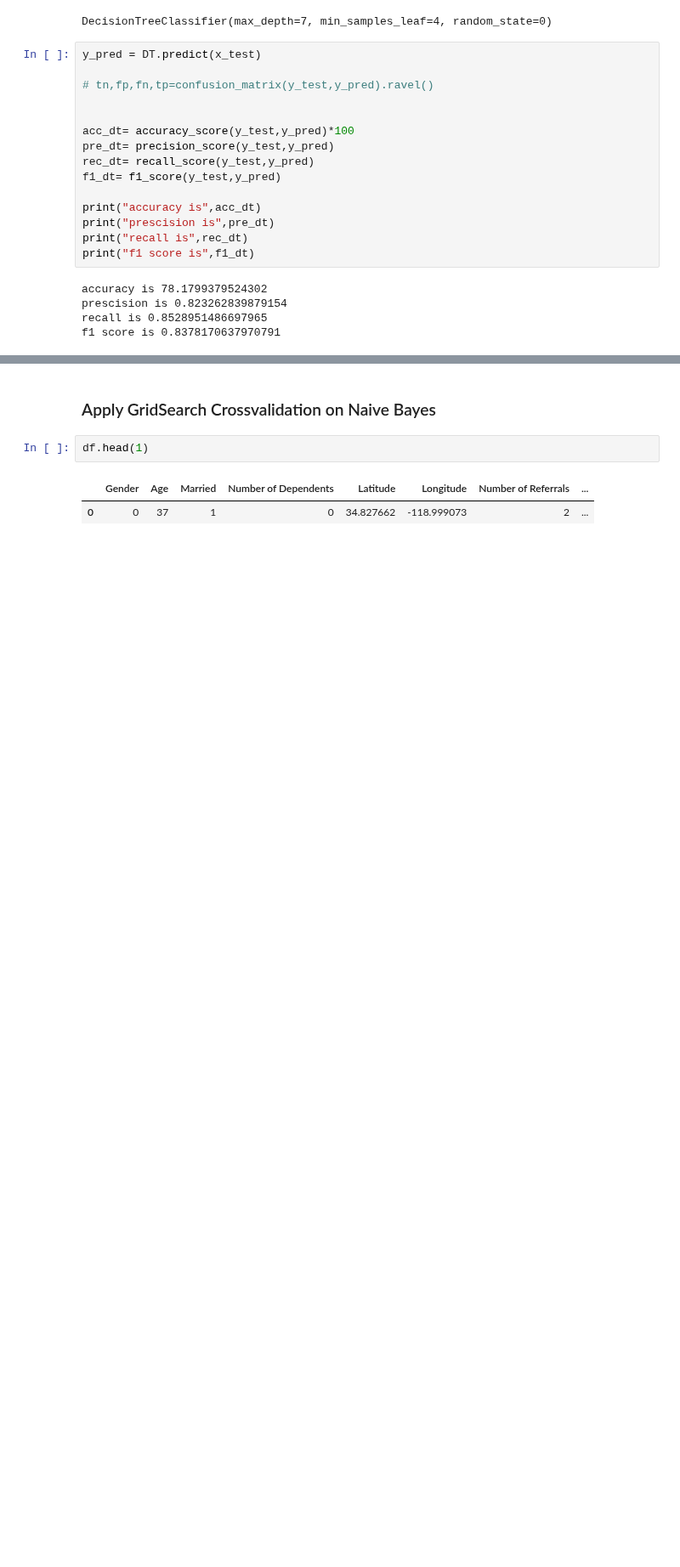
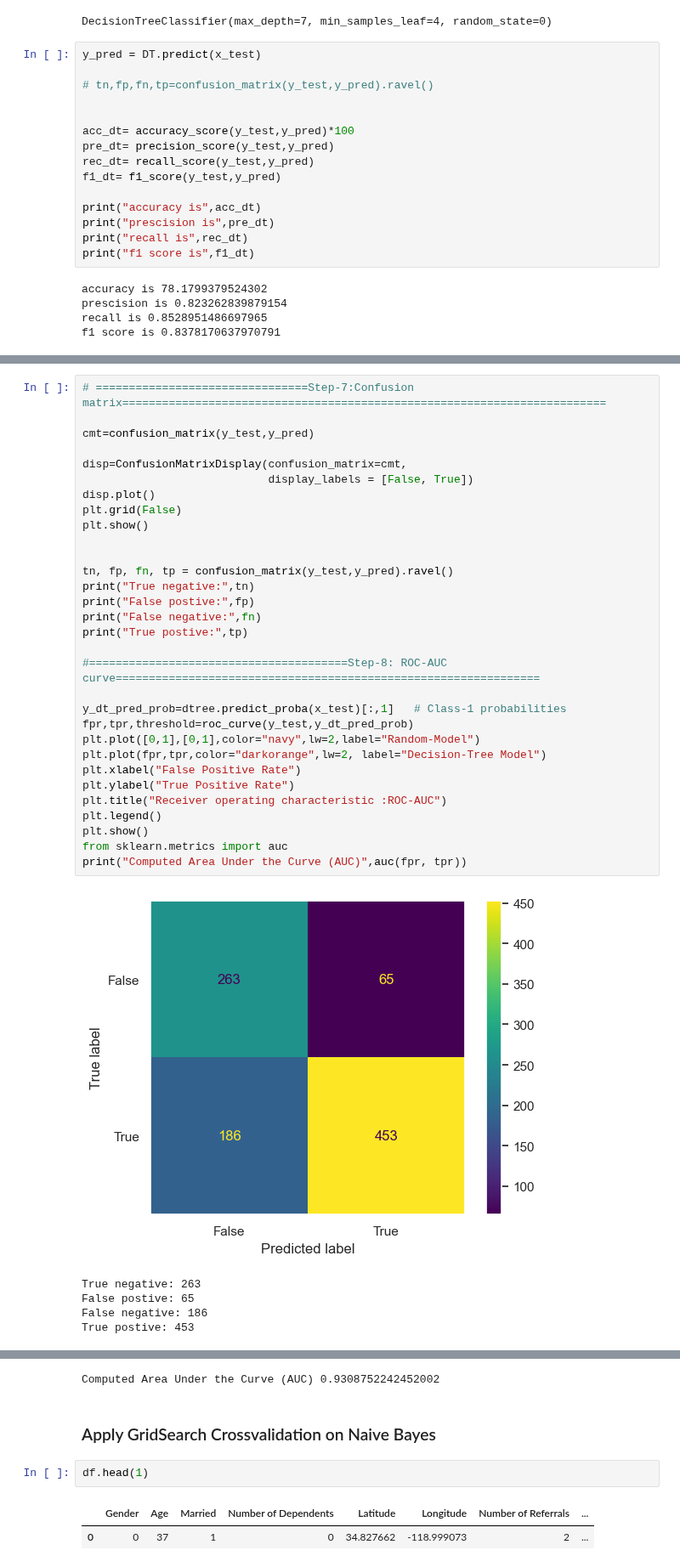
Before and after one commit to Sahilkhan-34/Machine-Learning, a Jupyter notebook: Classification/Telecom_Customer_Churn/TelecomCustomerChurn_Model_developement.ipynb, the cells around one changed output, grey strips where cells are left out. Shown at 85% size. Cells and saved outputs as stored; diff of their text form; blank space fills up the shorter version.

Commit message:
model developed on best hyper parameters get the desired result

```diff
--- a/Classification/Telecom_Customer_Churn/TelecomCustomerChurn_Model_developement.ipynb
+++ b/Classification/Telecom_Customer_Churn/TelecomCustomerChurn_Model_developement.ipynb
@@ -1051,0 +1030,37 @@ FPR [0.         0.28963415 0.31707317 0.32317073 0.33231707 0.33536585
+# %%
+# ================================Step-7:Confusion matrix=========================================================================
+
+cmt=confusion_matrix(y_test,y_pred)
+
+disp=ConfusionMatrixDisplay(confusion_matrix=cmt,
+                            display_labels = [False, True])
+disp.plot()
+plt.grid(False)
+plt.show()
+
+
+tn, fp, fn, tp = confusion_matrix(y_test,y_pred).ravel()
+print("True negative:",tn)
+print("False postive:",fp)
+print("False negative:",fn)
+print("True postive:",tp)
+
+#=======================================Step-8: ROC-AUC curve================================================================
+
+y_dt_pred_prob=dtree.predict_proba(x_test)[:,1]   # Class-1 probabilities
+fpr,tpr,threshold=roc_curve(y_test,y_dt_pred_prob)
+plt.plot([0,1],[0,1],color="navy",lw=2,label="Random-Model")
+plt.plot(fpr,tpr,color="darkorange",lw=2, label="Decision-Tree Model")
+plt.xlabel("False Positive Rate")
+plt.ylabel("True Positive Rate")
+plt.title("Receiver operating characteristic :ROC-AUC")
+plt.legend()
+plt.show()
+from sklearn.metrics import auc
+print("Computed Area Under the Curve (AUC)",auc(fpr, tpr))
+# %% [output]
+[figure, added]
+True negative: 263
+False postive: 65
+False negative: 186
+True postive: 453
@@ -1052,3 +1068,4 @@ FPR [0.         0.28963415 0.31707317 0.32317073 0.33231707 0.33536585
+Computed Area Under the Curve (AUC) 0.9308752242452002
 # %% [markdown]
 ### Apply GridSearch Crossvalidation on Naive Bayes
 # %%
```
Also changed, not shown: parts of 13 cells of this notebook.
